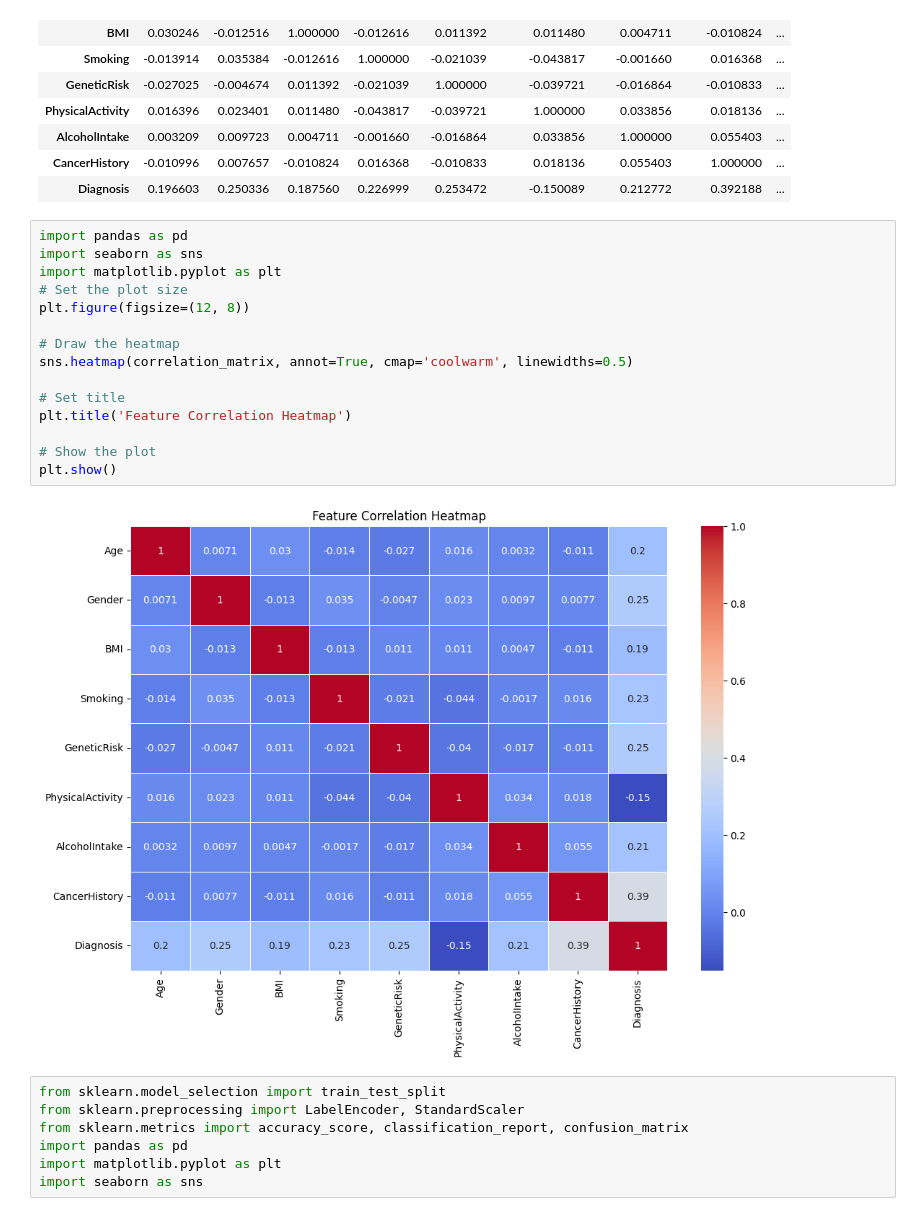
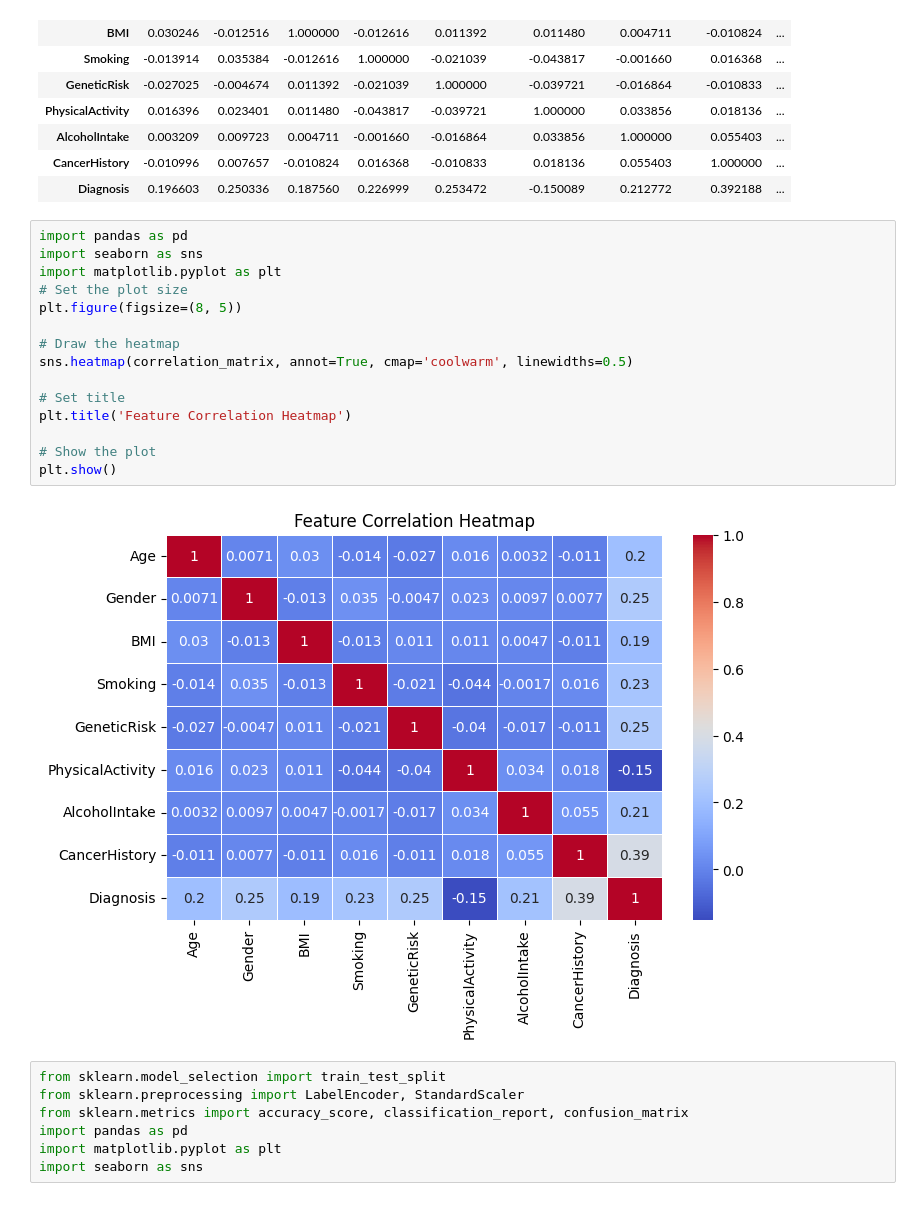
Before and after one commit to Sonabhandari20/Machine-Learning-Based-Cancer-, a Jupyter notebook: main.ipynb, the cells around one changed output. Drawn from its saved outputs; the diff is of its cells as text.

```diff
--- a/main.ipynb
+++ b/main.ipynb
@@ -78,20 +78,20 @@ correlation_matrix
 # %%
 import pandas as pd
 import seaborn as sns
 import matplotlib.pyplot as plt
 # Set the plot size
-plt.figure(figsize=(12, 8))
+plt.figure(figsize=(8, 5))
 
 # Draw the heatmap
 sns.heatmap(correlation_matrix, annot=True, cmap='coolwarm', linewidths=0.5)
 
 # Set title
 plt.title('Feature Correlation Heatmap')
 
 # Show the plot
 plt.show()
 # %% [output]
-[figure, old version]
+[figure, new version]
 # %%
 from sklearn.model_selection import train_test_split
 from sklearn.preprocessing import LabelEncoder, StandardScaler
```
Also changed, not shown: parts of 18 cells of this notebook, 2 other files.
